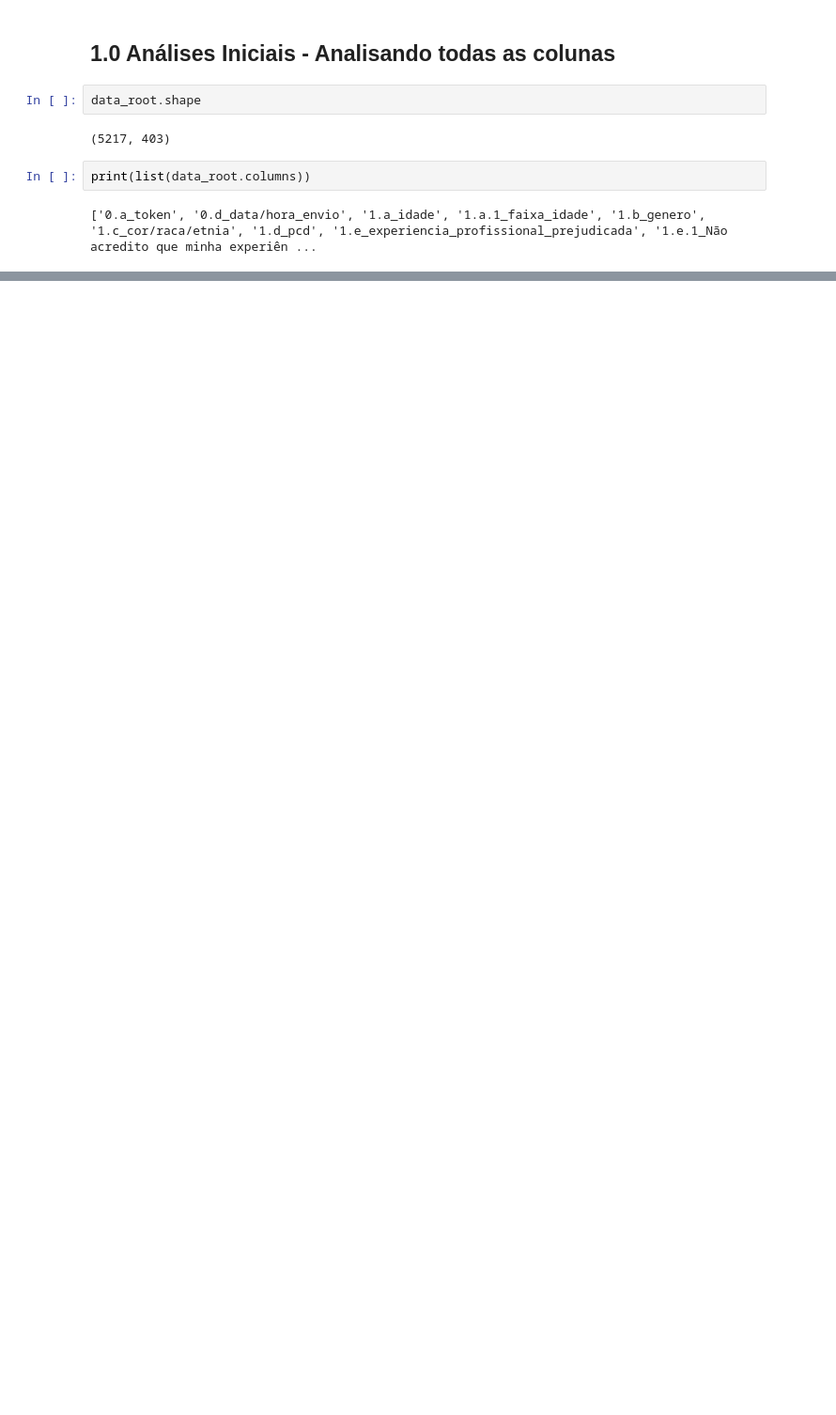
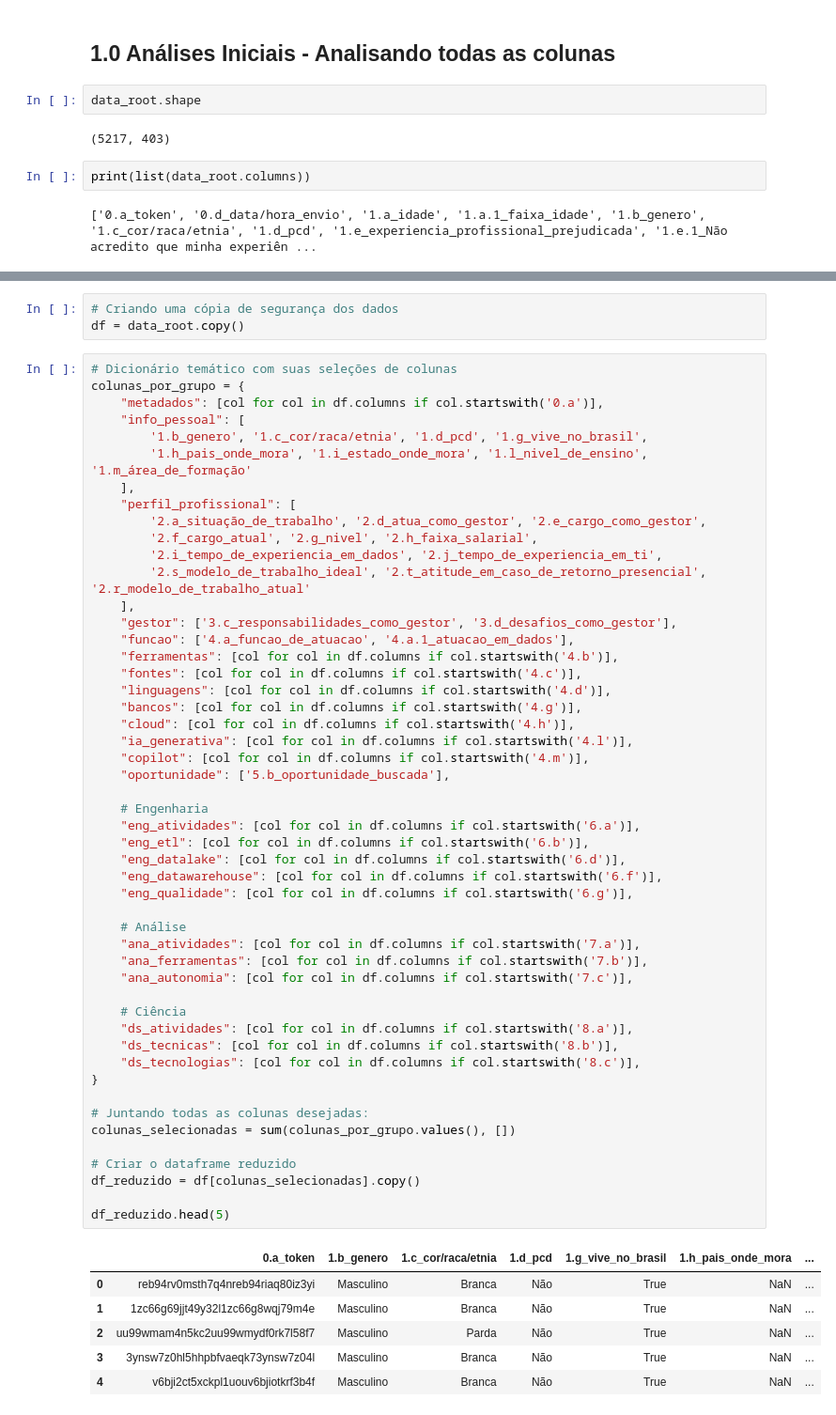
Before and after one commit to LuiMagno/Projeto-StateofData, a Jupyter notebook: notebooks/lui_notebook.ipynb, the cells around one changed output, grey strips where cells are left out. Shown at 94% size. Drawn from its saved outputs; the diff is of its cells as text; blank space fills up the shorter version.

```diff
--- a/notebooks/lui_notebook.ipynb
+++ b/notebooks/lui_notebook.ipynb
@@ -128,0 +135,60 @@ Os dados são separados em grupos por número (de 1 a 8) e em subgrupos por letr
+# %%
+# Criando uma cópia de segurança dos dados
+df = data_root.copy()
+# %%
+# Dicionário temático com suas seleções de colunas
+colunas_por_grupo = {
+    "metadados": [col for col in df.columns if col.startswith('0.a')],
+    "info_pessoal": [
+        '1.b_genero', '1.c_cor/raca/etnia', '1.d_pcd', '1.g_vive_no_brasil',
+        '1.h_pais_onde_mora', '1.i_estado_onde_mora', '1.l_nivel_de_ensino', '1.m_área_de_formação'
+    ],
+    "perfil_profissional": [
+        '2.a_situação_de_trabalho', '2.d_atua_como_gestor', '2.e_cargo_como_gestor',
+        '2.f_cargo_atual', '2.g_nivel', '2.h_faixa_salarial',
+        '2.i_tempo_de_experiencia_em_dados', '2.j_tempo_de_experiencia_em_ti',
+        '2.s_modelo_de_trabalho_ideal', '2.t_atitude_em_caso_de_retorno_presencial', '2.r_modelo_de_trabalho_atual'
+    ],
+    "gestor": ['3.c_responsabilidades_como_gestor', '3.d_desafios_como_gestor'],
+    "funcao": ['4.a_funcao_de_atuacao', '4.a.1_atuacao_em_dados'],
+    "ferramentas": [col for col in df.columns if col.startswith('4.b')],
+    "fontes": [col for col in df.columns if col.startswith('4.c')],
+    "linguagens": [col for col in df.columns if col.startswith('4.d')],
+    "bancos": [col for col in df.columns if col.startswith('4.g')],
+    "cloud": [col for col in df.columns if col.startswith('4.h')],
+    "ia_generativa": [col for col in df.columns if col.startswith('4.l')],
+    "copilot": [col for col in df.columns if col.startswith('4.m')],
+    "oportunidade": ['5.b_oportunidade_buscada'],
+
+    # Engenharia
+    "eng_atividades": [col for col in df.columns if col.startswith('6.a')],
+    "eng_etl": [col for col in df.columns if col.startswith('6.b')],
+    "eng_datalake": [col for col in df.columns if col.startswith('6.d')],
+    "eng_datawarehouse": [col for col in df.columns if col.startswith('6.f')],
+    "eng_qualidade": [col for col in df.columns if col.startswith('6.g')],
+
+    # Análise
+    "ana_atividades": [col for col in df.columns if col.startswith('7.a')],
+    "ana_ferramentas": [col for col in df.columns if col.startswith('7.b')],
+    "ana_autonomia": [col for col in df.columns if col.startswith('7.c')],
+
+    # Ciência
+    "ds_atividades": [col for col in df.columns if col.startswith('8.a')],
+    "ds_tecnicas": [col for col in df.columns if col.startswith('8.b')],
+    "ds_tecnologias": [col for col in df.columns if col.startswith('8.c')],
+}
+
+# Juntando todas as colunas desejadas:
+colunas_selecionadas = sum(colunas_por_grupo.values(), [])
+
+# Criar o dataframe reduzido
+df_reduzido = df[colunas_selecionadas].copy()
+
+df_reduzido.head(5)
+# %% [output]
+|  | 0.a_token | 1.b_genero | 1.c_cor/raca/etnia | 1.d_pcd | 1.g_vive_no_brasil | 1.h_pais_onde_mora | ... |
+| 0 | reb94rv0msth7q4nreb94riaq80iz3yi | Masculino | Branca | Não | True | NaN | ... |
+| 1 | 1zc66g69jjt49y32l1zc66g8wqj79m4e | Masculino | Branca | Não | True | NaN | ... |
+| 2 | uu99wmam4n5kc2uu99wmydf0rk7l58f7 | Masculino | Parda | Não | True | NaN | ... |
+| 3 | 3ynsw7z0hl5hhpbfvaeqk73ynsw7z04l | Masculino | Branca | Não | True | NaN | ... |
+| 4 | v6bji2ct5xckpl1uouv6bjiotkrf3b4f | Masculino | Branca | Não | True | NaN | ... |
```
Also changed, not shown: parts of 11 cells of this notebook.
